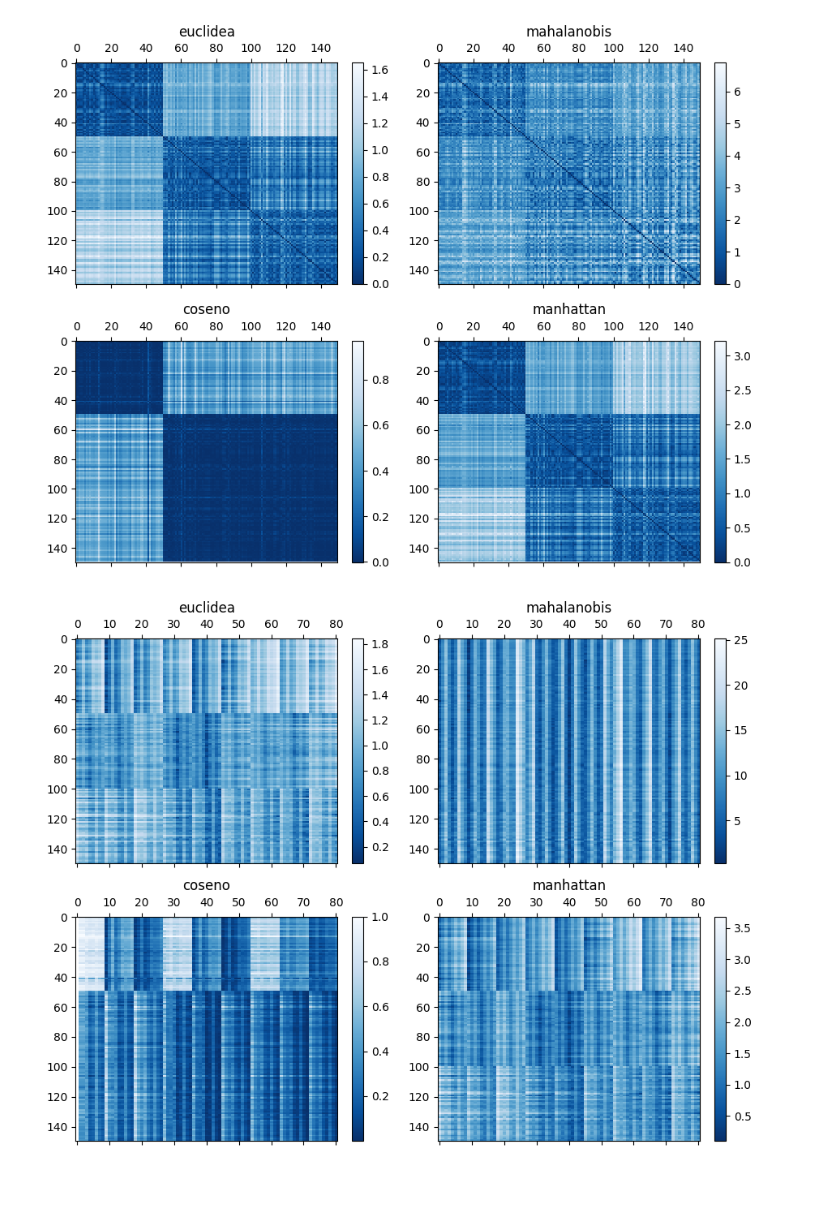
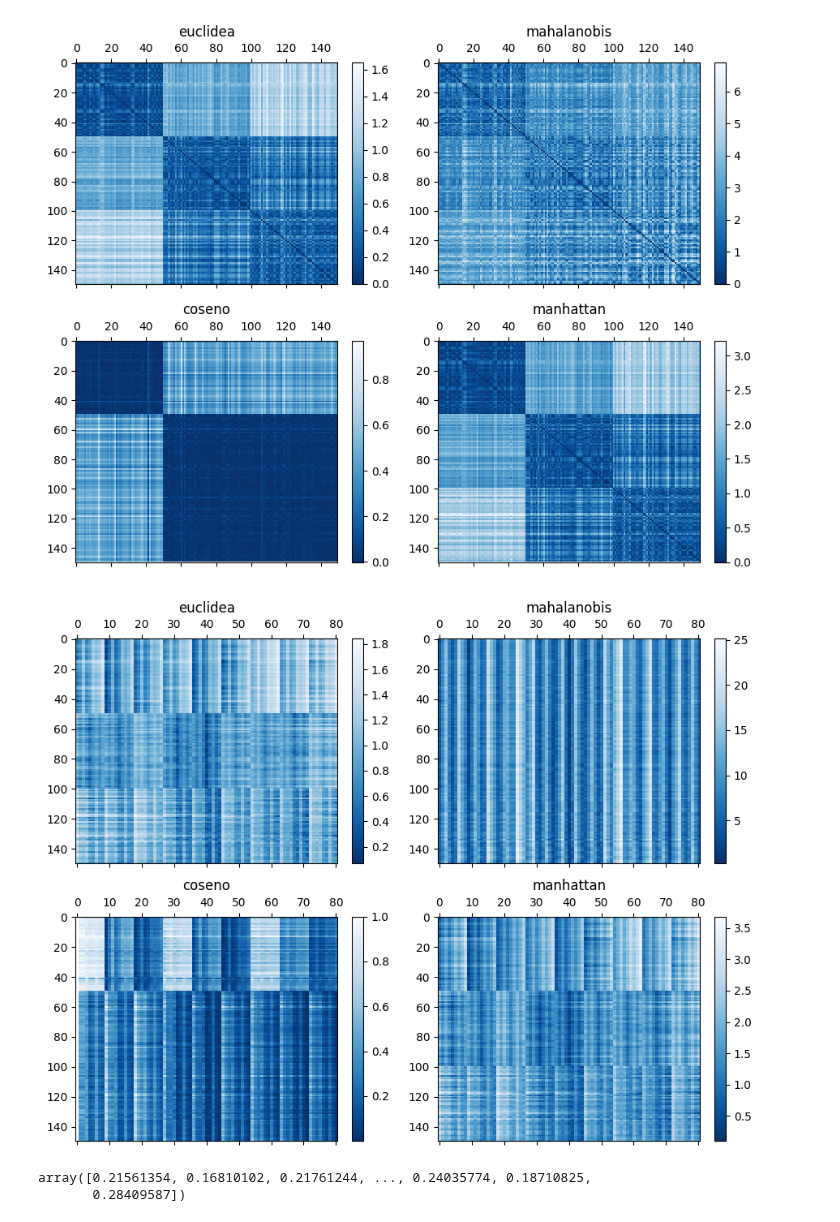
Before and after one commit to asgutierrt/Introduction_to_IA, a Jupyter notebook: unsupervised/no_supervisado.ipynb, the cells around one changed output. Drawn from its saved outputs; the diff is of its cells as text; code cells hidden in the pictures; blank space fills up the shorter version.

```diff
--- a/unsupervised/no_supervisado.ipynb
+++ b/unsupervised/no_supervisado.ipynb
@@ -25,19 +43,23 @@ def norma (X,Y,norma='euclidea',cov_i=''):
     if norma=='Lp': p=p
     return (abs(X-Y)**p).sum()**(1/p)
 
-def plot_distances(X, Y, cov_i, name):
-    norms=['euclidea','mahalanobis','coseno','manhattan']
+def generate_D(X,Y,cov_i):
+  norms=['euclidea','mahalanobis','coseno','manhattan']
+  Ds=np.zeros(shape=(len(norms),len(X),len(Y)))
+  for i,norm in enumerate(norms):
+    Ds[i]=np.array([norma(x,y,norma=norm,cov_i=cov_i) for x in X for y in Y]).reshape(len(X),-1)
+  return Ds, norms
+
+def plot_distances(Ds, norms, name):
     nrows=2; ncols=2
     fig=plt.figure(figsize=(9,7))
 
     for i in range(len(norms)):
-        D=np.array([norma(x,y,norma=norms[i],cov_i=cov_i) for x in X for y in Y]).reshape(len(X),-1)
         ax=plt.subplot(nrows,ncols,i+1)
-        cax=ax.matshow(D, cmap=plt.cm.Blues.reversed(), aspect='auto')
+        cax=ax.matshow(Ds[i], cmap=plt.cm.Blues.reversed(), aspect='auto')
         ax.set_title(norms[i])
         fig.colorbar(cax, ax=ax,fraction=0.046)
     plt.tight_layout(); fig.savefig(name)
-    return D # last D
 # %%
 # cargar el dataset
 iris = datasets.load_iris()
@@ -47,27 +69,26 @@ m=len(X[0]); N=len(X)
 cov=np.cov(X,rowvar=False); cov_i=np.linalg.pinv(cov) # covarianza
 
 # plot distances
-D = plot_distances(X, X, cov_i, 'distances_XX.png')
-
-# naive clustering
-n_groups=3
-func = lambda x: x/((x.max()-x.min())/n_groups)
-G=np.apply_along_axis(func, 0, D).astype(int)
-
-# plot naive clustering
-x_ref=0
-dims=range(0,3)
-#bp = Babyplot()
-#bp.add_plot(X[:,dims], "pointCloud", "categories", G[x_ref], {"colorScale": "Paired"})
-#bp.save_as_html('groups.html') # abrir en el navegador
-
-# make grid
-malla=lambda m, n_intervals: list(product(np.arange(n_intervals +1)*1/n_intervals,repeat=m))
-n_grid_intervals= lambda N,m: int(np.exp(np.log(N)/m)-1)
-grid=malla(m,n_grid_intervals(N,m))
-
-# plot distances
-D = plot_distances(X, grid, cov_i, 'distances_vX.png')
+Ds, norms = generate_D(X,X,cov_i)
+plot_distances(Ds, norms, 'distances_XX.png')
 # %% [output]
 [figure]
-[figure, removed]
+# %%
+# make grid
+malla=lambda m, n_intervals: np.array(list(product(np.arange(n_intervals +1)*1/n_intervals,repeat=m)))
+n_grid_intervals= lambda N,m: int(np.exp(np.log(N)/m)-1)
+grid=malla(m,n_grid_intervals(N,m))
+
+# plot distances
+Ds, norms = generate_D(X,grid,cov_i)
+plot_distances(Ds, norms, 'distances_vX.png')
+# %% [output]
+[figure, added]
+# %%
+i=0
+ix_sort = Ds[i].argsort()
+
+Ds[i][np.where(Ds[i]>0)]
+# %% [output]
+array([0.21561354, 0.16810102, 0.21761244, ..., 0.24035774, 0.18710825,
+       0.28409587])
```
Also changed, not shown: parts of 7 cells of this notebook.
